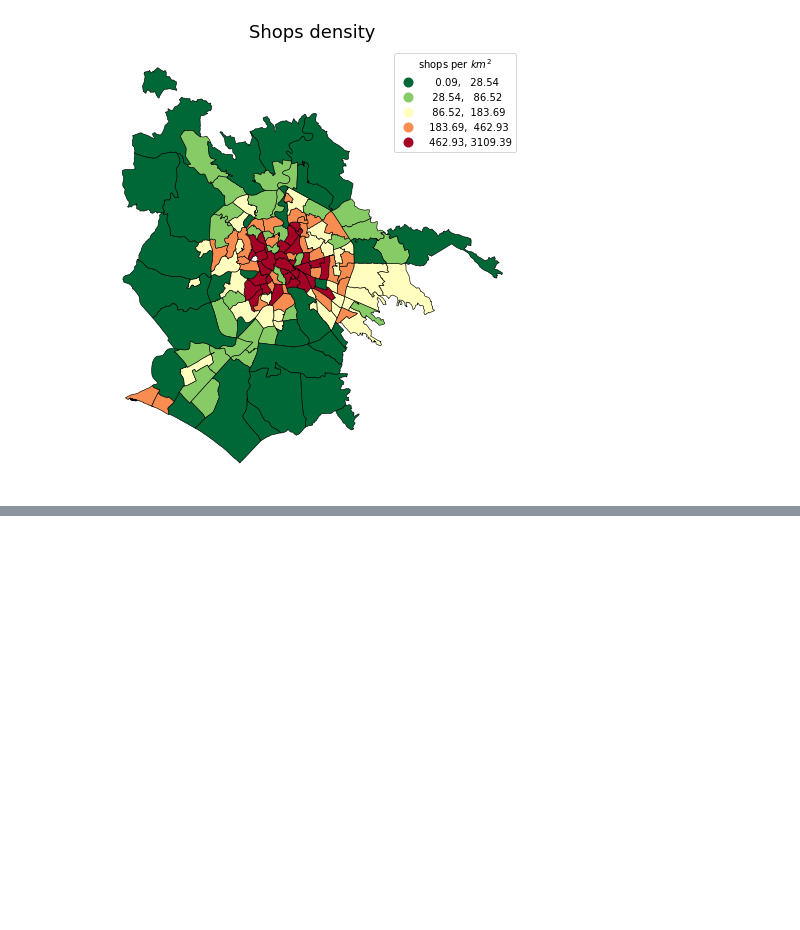
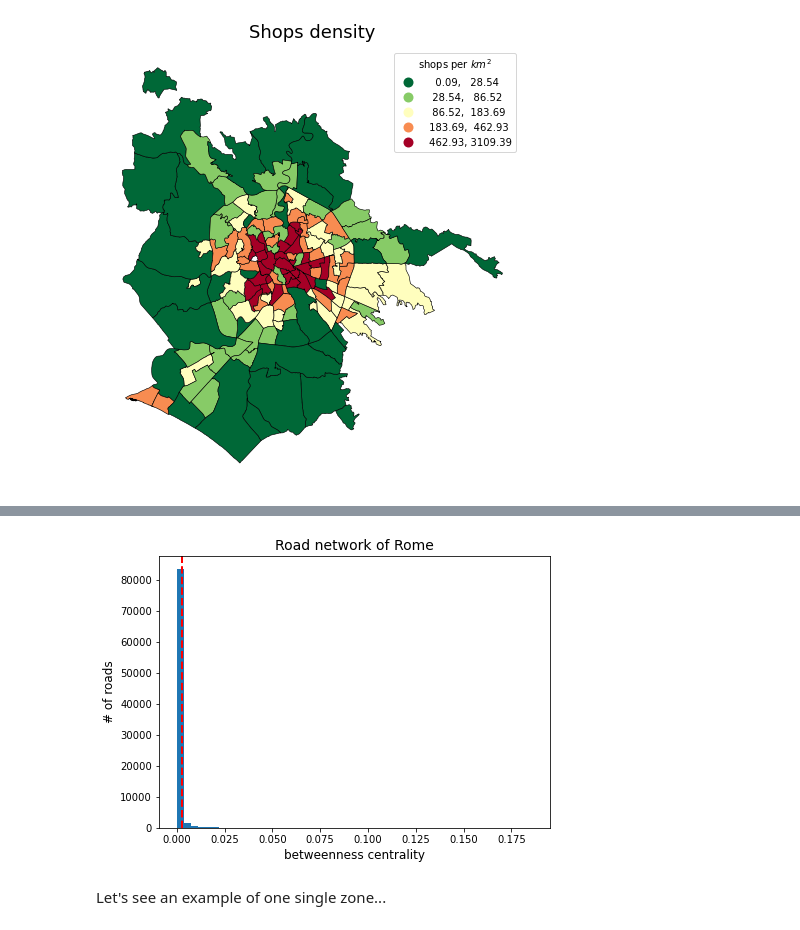
Before and after one commit to matteoboh/urbem, a Jupyter notebook: notebooks/0.2-get_covariates.ipynb, the cells around one changed output, grey strips where cells are left out. Drawn from its saved outputs; the diff is of its cells as text; code cells hidden in the pictures; blank space fills up the shorter version.

```diff
--- a/notebooks/0.2-get_covariates.ipynb
+++ b/notebooks/0.2-get_covariates.ipynb
@@ -227,3 +250,5 @@ that can be computed from OpenStreetMap's data.
 # %%
 import osmnx as ox
 import networkx as nx
+
+PATH_TO_ROAD_NETWORK = '../data/external/rome_drive_service_network.graphml'
@@ -258,0 +258,7 @@ fig, ax = ox.plot_graph(G, bgcolor='w', edge_color=ec, edge_linewidth=1.5, node_
+# %%
+## Getting the graph of the entire city of Rome (previously saved in ../data/external/)
+G = ox.load_graphml(filepath=PATH_TO_ROAD_NETWORK)
+
+print('> Graph type: ', type(G))
+print('> Num of edges: ', G.number_of_edges())
+print('> Num of nodes: ', G.number_of_nodes())
@@ -259,2 +275,21 @@ fig, ax = ox.plot_graph(G, bgcolor='w', edge_color=ec, edge_linewidth=1.5, node_
+# %%
+## The betweenness centrality attribute on the edges of the network is a string. The following code converts it to float...
+map__edge__bcentrality_as_float = {edge: float(val) for edge,val in nx.get_edge_attributes(G, 'betweenness_centrality').items()}
+nx.set_edge_attributes(G, map__edge__bcentrality_as_float, 'betweenness_centrality')
 # %%
-## TODO: compute the average (?) centrality of edges in the area
+## distribution of the betweenness centrality of all the roads in the city
+
+list_bc_entire_city = list(nx.get_edge_attributes(G, 'betweenness_centrality').values())
+p_95 = np.percentile(list_bc_entire_city, 95) ## 95th percentile of the distribution
+
+fig, ax = plt.subplots(figsize=(7,5))
+plt.hist(list_bc_entire_city, bins=50)
+plt.xlabel('betweenness centrality', fontsize=12)
+plt.ylabel('# of roads', fontsize=12)
+plt.title('Road network of Rome', fontsize=14)
+plt.axvline(p_95, linestyle='--', linewidth=2, color='red')
+plt.show()
+# %% [output]
+[figure, added]
+# %% [markdown]
+Let's see an example of one single zone...
```
Also changed, not shown: parts of 43 cells of this notebook.
